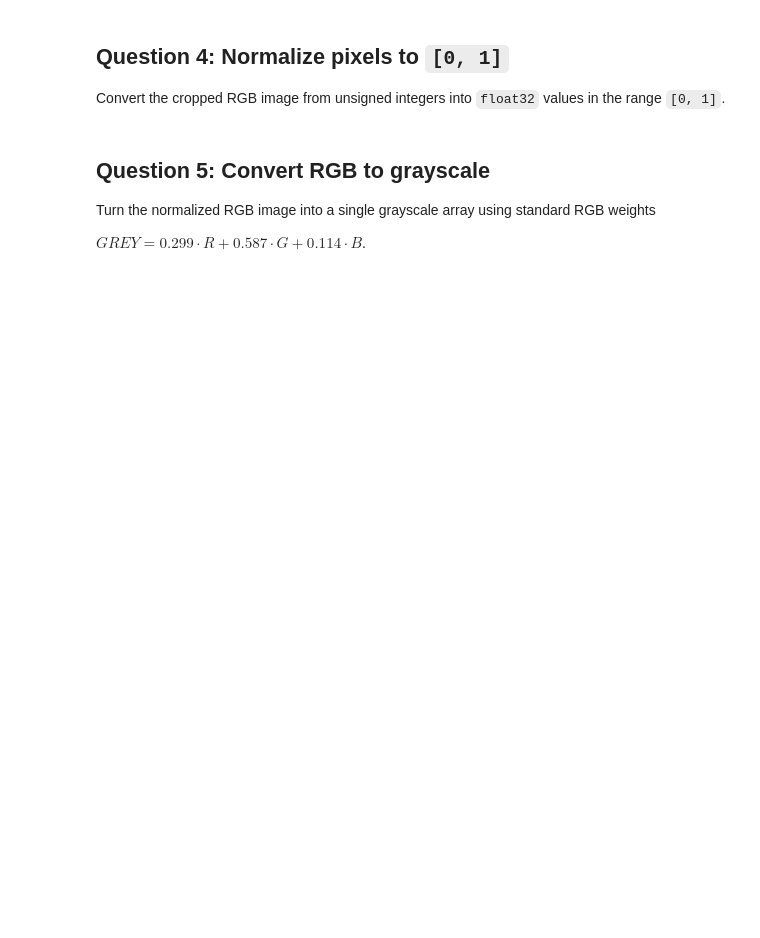
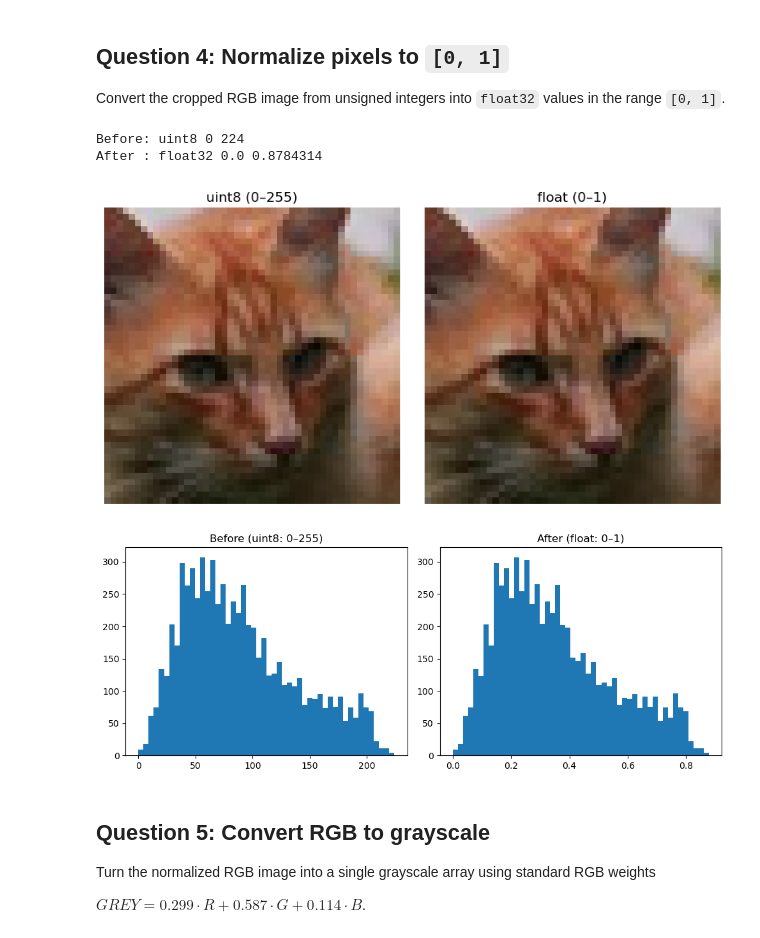
Before and after one commit to vgu-dsai-2026/lab-1-numpy-hoa-xinh, a Jupyter notebook: notebook.ipynb, the cells around one changed output. Drawn from its saved outputs; the diff is of its cells as text; code cells hidden in the pictures; blank space fills up the shorter version.

```diff
--- a/notebook.ipynb
+++ b/notebook.ipynb
@@ -213,8 +215,8 @@ plt.show()
 Convert the cropped RGB image from unsigned integers into `float32` values in the range `[0, 1]`.
 # %%
 def normalize_01(image: np.ndarray) -> np.ndarray:
-    # TODO: convert the image to float32 and divide by 255.
-    raise NotImplementedError("Normalize pixel values to [0, 1].")
+    normalized = image.astype(np.float32) / 255.0
+    return normalized
 
 
 def show_histograms(uint8_img, float_img):
@@ -222,33 +224,38 @@ def show_histograms(uint8_img, float_img):
 
     plt.subplot(1, 2, 1)
     plt.hist(uint8_img.ravel(), bins=50)
     plt.title("Before (uint8: 0–255)")
 
     plt.subplot(1, 2, 2)
     plt.hist(float_img.ravel(), bins=50)
     plt.title("After (float: 0–1)")
 
     plt.tight_layout()
     plt.show()
 
 sample_float = normalize_01(cropped_image)
 
 # 1. Side-by-side image (Both image will look the same)
 show_image_gallery(
     [cropped_image, sample_float],
     titles=["uint8 (0–255)", "float (0–1)"],
     ncols=2,
     figsize=(8, 4),
 )
 
 # 2. Stats
 print("Before:", cropped_image.dtype, cropped_image.min(), cropped_image.max())
 print("After :", sample_float.dtype, sample_float.min(), sample_float.max())
 
 # 3. Histogram
 show_histograms(cropped_image, sample_float)
 
 plt.show()
+# %% [output]
+Before: uint8 0 224
+After : float32 0.0 0.8784314
+[figure, added]
+[figure, added]
 # %% [markdown]
 ## Question 5: Convert RGB to grayscale
 
```
Also changed, not shown: parts of 10 cells of this notebook, 1 other file.
